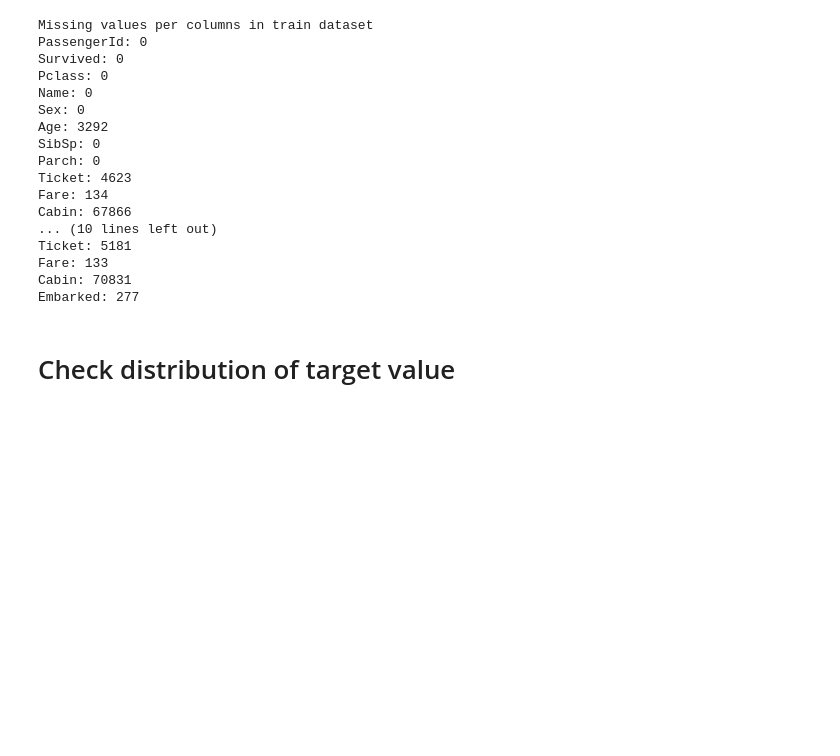
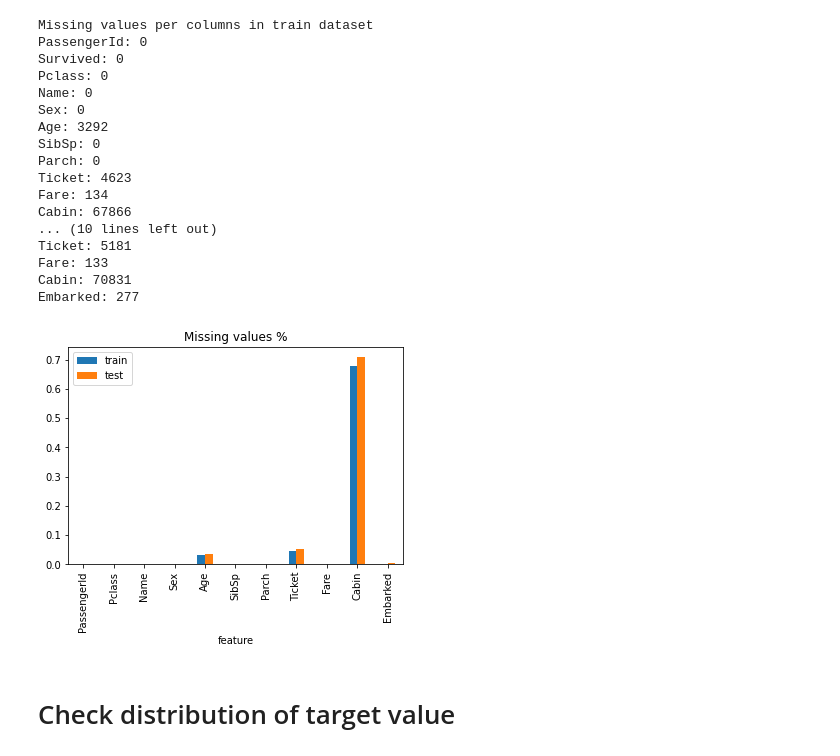
Before and after one commit to renatalucia/KaggleTPSApril21, a Jupyter notebook: KagglePlaygroundApril21.ipynb, the cells around one changed output. Drawn from its saved outputs; the diff is of its cells as text; code cells hidden in the pictures; blank space fills up the shorter version.

Commit message:
chart for missing values

```diff
--- a/KagglePlaygroundApril21.ipynb
+++ b/KagglePlaygroundApril21.ipynb
@@ -118,13 +121,23 @@ df_train.head()
 # %%
 # Check missing values
 print('Missing values per columns in train dataset')
+xlabels = []
+yvalues = []
+y2values = []
+n_train = len(df_train)
+n_test = len(df_test)
 for col in df_train.columns:
     temp_col = df_train[col].isnull().sum()
+    if col!="Survived":
+      xlabels.append(col)
+      yvalues.append(temp_col /n_train)
     print(f'{col}: {temp_col}')
 print()
 print('Missing values per columns in test dataset')
 for col in df_test.columns:
     temp_col = df_test[col].isnull().sum()
+    missing_perc_test[col] = temp_col /n_test
+    y2values.append(temp_col /n_train)
     print(f'{col}: {temp_col}')
 # %% [output]
 Missing values per columns in train dataset
@@ -144,6 +157,20 @@ Ticket: 5181
 Fare: 133
 Cabin: 70831
 Embarked: 277
+# %%
+# Plot chart
+df = pd.DataFrame({
+      'feature': xlabels,
+      'train': yvalues,
+      'test': y2values
+
+  })
+df.plot(x='feature',
+        kind="bar",
+        title = "Missing values %")
+plt.show()
+# %% [output]
+[figure, added]
 # %% [markdown]
 # Check distribution of target value
 # %%
```
Also changed, not shown: parts of 6 cells of this notebook.
